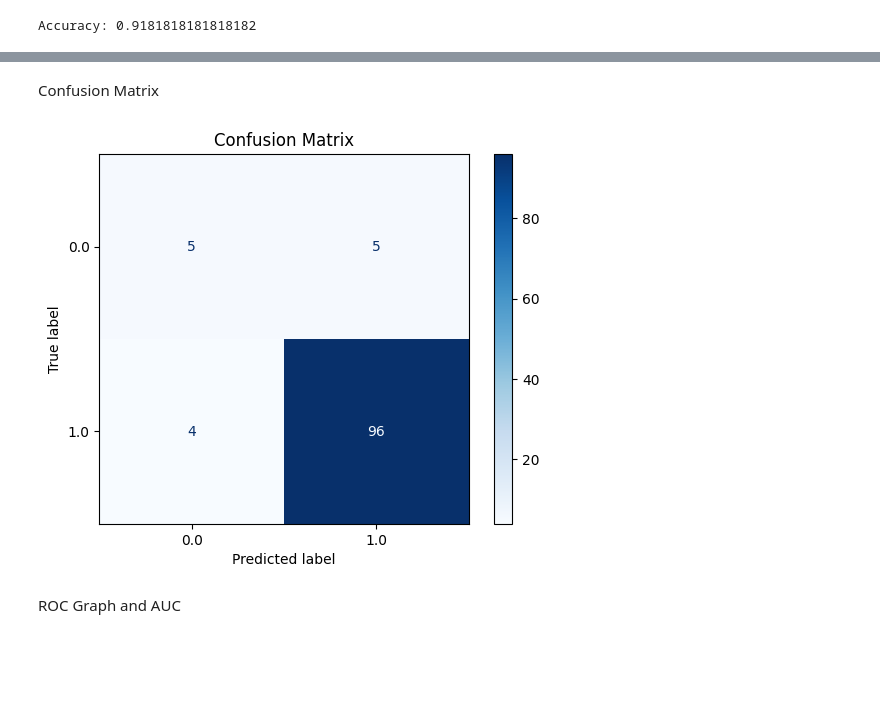
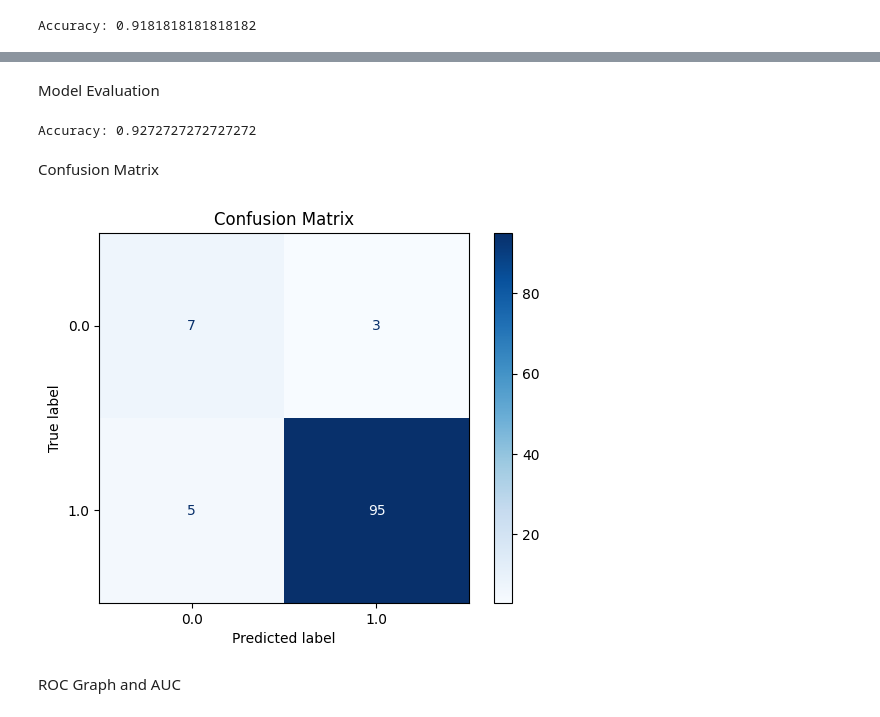
Before and after one commit to TheIcyStar/445-hw5, a Jupyter notebook: HW5-part1.ipynb, the cells around one changed output, grey strips where cells are left out. Cells and saved outputs as stored; diff of their text form; code cells hidden in the pictures; blank space fills up the shorter version.

```diff
--- a/HW5-part1.ipynb
+++ b/HW5-part1.ipynb
@@ -88,0 +93,9 @@ Accuracy: 0.9181818181818182
+# %%
+features = df.drop(columns='sample_type_id')
+target = df['sample_type_id']
+
+
+min_max_normalized_df = features.apply(lambda col: (col - col.min()) / (col.max() - col.min()))
+print(min_max_normalized_df)
+
+normalized_df = pd.concat([min_max_normalized_df, target], axis=1)
@@ -88,0 +153,10 @@ Accuracy: 0.9181818181818182
+# %%
+X = normalized_df.drop(columns=["sample_type_id"])
+y = normalized_df["sample_type_id"]
+
+X_train, X_test, y_train, y_test = train_test_split(
+    X, y,
+    test_size=0.2,
+    stratify=y,
+    random_state=42
+)
@@ -88,0 +165,4 @@ Accuracy: 0.9181818181818182
+# %%
+model = DecisionTreeClassifier()
+
+model.fit(X_train, y_train)
@@ -89,17 +179,25 @@ Accuracy: 0.9181818181818182
+# %% [markdown]
+Model Evaluation
+# %%
+y_pred = model.predict(X_test)
+acc = accuracy_score(y_test, y_pred)
+print("Accuracy:", acc)
+# %% [output]
+Accuracy: 0.9272727272727272
 # %% [markdown]
 Confusion Matrix
 # %%
 from sklearn.metrics import confusion_matrix, ConfusionMatrixDisplay
 import matplotlib.pyplot as plt
 
 cm = confusion_matrix(y_test, y_pred)
 
-disp = ConfusionMatrixDisplay(confusion_matrix=cm, display_labels=tree.classes_)
+disp = ConfusionMatrixDisplay(confusion_matrix=cm, display_labels=model.classes_)
 disp.plot(cmap='Blues')
 plt.title("Confusion Matrix")
 plt.show()
 # %% [output]
-[figure, old version]
+[figure, new version]
 # %% [markdown]
 ROC Graph and AUC
 # %%
```
Also changed, not shown: parts of 22 cells of this notebook.
